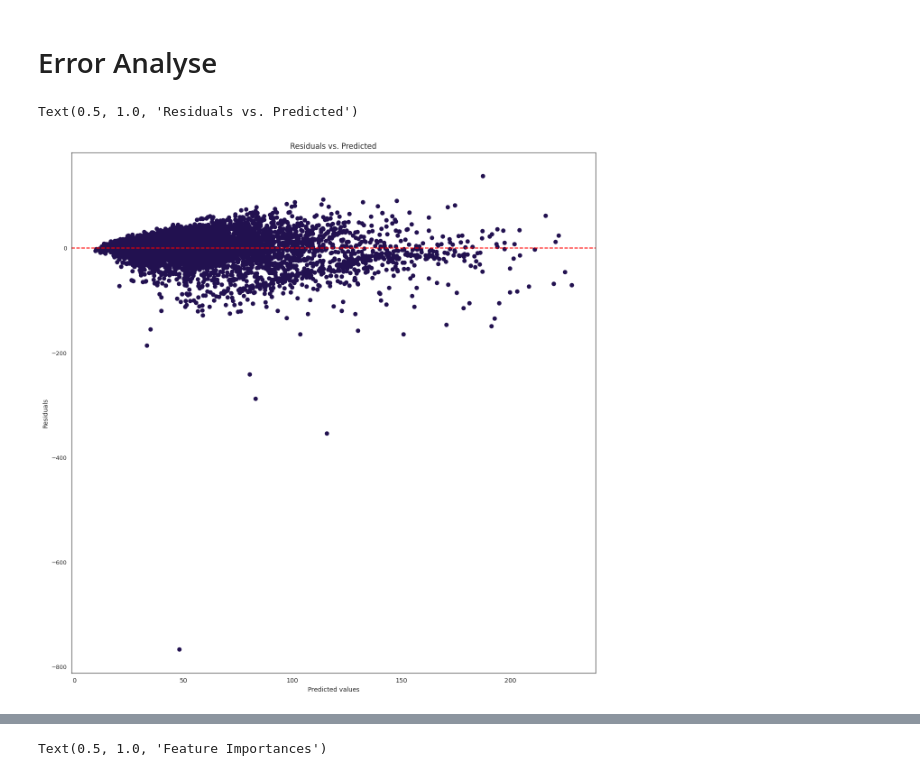
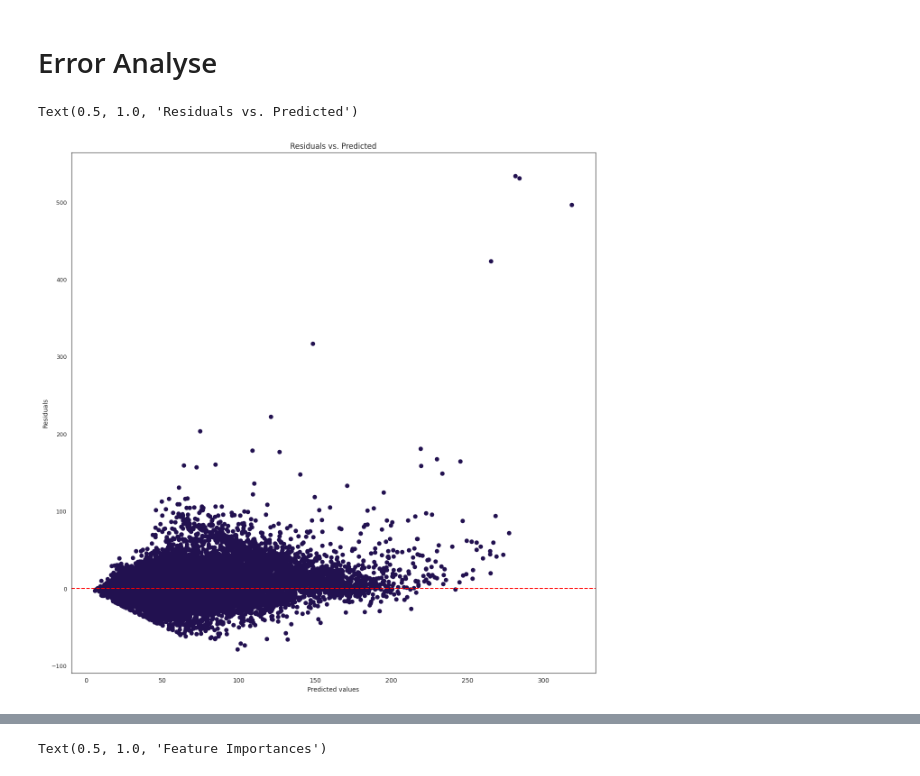
Before and after one commit to Maximilian2509/ds-AirPollution, a Jupyter notebook: model1.ipynb, the cells around one changed output, grey strips where cells are left out. Cells and saved outputs as stored; diff of their text form; code cells hidden in the pictures.

```diff
--- a/model1.ipynb
+++ b/model1.ipynb
@@ -269,17 +269,17 @@ best_model = grid_search_xbreg.best_estimator_
 # %%
 ##
 
-residuals = y_pred_test - y_test
+residuals = y_train-y_pred_train
 
-plt.scatter(x=y_pred_test,y=residuals)
+plt.scatter(x=y_pred_train,y=residuals)
 
 plt.axhline(0, color='red', linestyle='--')
 plt.xlabel("Predicted values")
 plt.ylabel("Residuals")
 plt.title("Residuals vs. Predicted")
 # %% [output]
 Text(0.5, 1.0, 'Residuals vs. Predicted')
-[figure, old version]
+[figure, new version]
 # %%
 sns.histplot(residuals)
 
```
Also changed, not shown: parts of 10 cells of this notebook.
